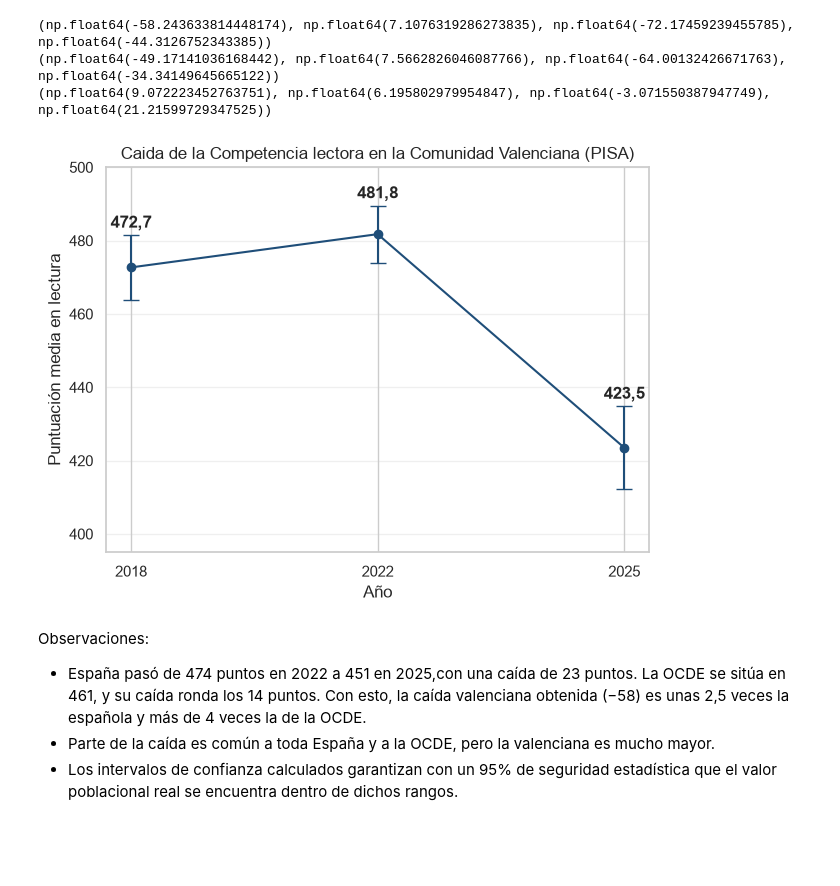
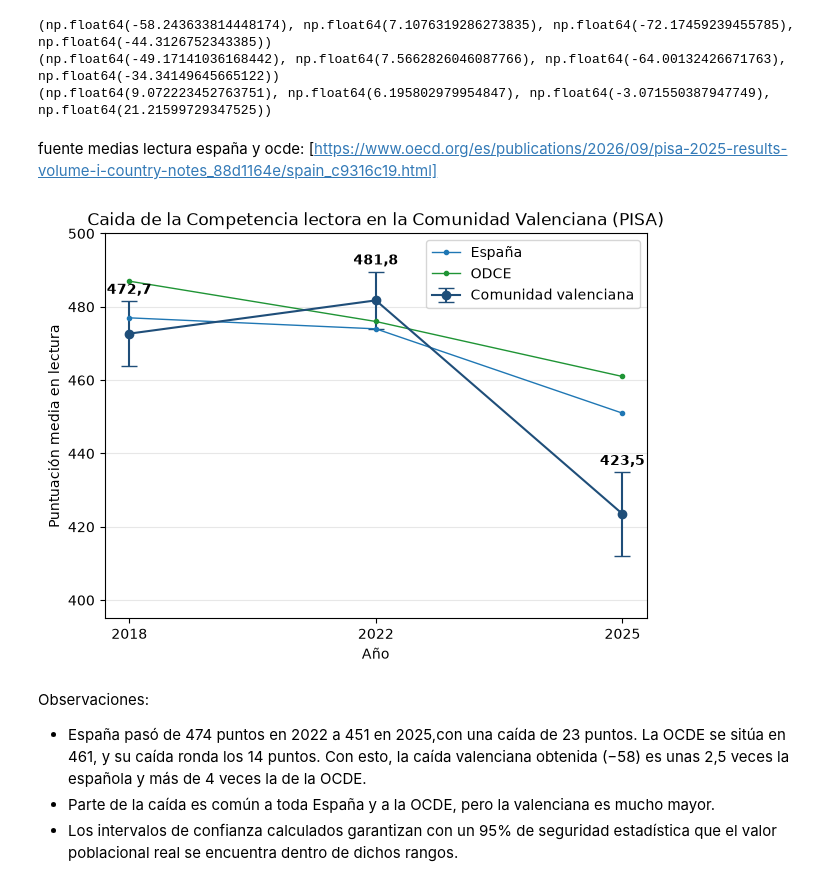
Before and after one commit to PaulitaLull/EDA_PAULA_LULL, a Jupyter notebook: PISA/estudio_PVREAD.ipynb, the cells around one changed output. Saved outputs shown, nothing was run; the diff lists cells and outputs as text; code cells hidden in the pictures; blank space fills up the shorter version.

```diff
--- a/PISA/estudio_PVREAD.ipynb
+++ b/PISA/estudio_PVREAD.ipynb
@@ -166,35 +166,57 @@ print(fn.comparar(media18, error18, media22, error22, ee_18_22))
 (np.float64(-58.243633814448174), np.float64(7.1076319286273835), np.float64(-72.17459239455785), np.float64(-44.3126752343385))
 (np.float64(-49.17141036168442), np.float64(7.5662826046087766), np.float64(-64.00132426671763), np.float64(-34.34149645665122))
 (np.float64(9.072223452763751), np.float64(6.195802979954847), np.float64(-3.071550387947749), np.float64(21.21599729347525))
+# %% [markdown]
+fuente medias lectura españa y ocde: [https://www.oecd.org/es/publications/2026/09/pisa-2025-results-volume-i-country-notes_88d1164e/spain_c9316c19.html]
 # %%
 # --------------------REPRESENTACIÓN DE LA CAIDA EN LECTURA 2018->2025 ---------------------
 # 1) Datos: año, media de lectura y error típico (los que ya calculaste)
 anios   = ["2018", "2022", "2025"]
-medias  = [472.69, 481.76, 423.52]
+medias_val  = [472.69, 481.76, 423.52]
+medias_esp=[477,474,451]
+medias_odce=[487,476,461]
 errores = [4.52, 3.98, 5.79]
 
 # 2) Intervalo de confianza al 95%: media ± 1,96 · error típico para las barras de error
 margen_error = [1.96 * e for e in errores]
 
 # 3) Gráfico: puntos con barras de error
 plt.figure(figsize=(7, 5))
-plt.errorbar(anios, medias, yerr=margen_error, fmt="o-", capsize=6, color="#1f4e79")
-
+plt.errorbar(anios, medias_val, yerr=margen_error, fmt="o-", label="Comunidad valenciana", capsize=6, color="#1f4e79")
+plt.plot(
+    anios,
+    medias_esp,
+    marker="o",
+    linewidth=1,
+    markersize=3,
+    label="España",
+    color="#1f77b4",
+)
+plt.plot(
+    anios,
+    medias_odce,
+    marker="o",
+    linewidth=1,
+    markersize=3,
+    label="ODCE",
+    color="#1f9435",
+)
 # 4) Escribimos la media encima de cada punto
-for a, m, mg in zip(anios, medias, margen_error):
+for a, m, mg in zip(anios, medias_val, margen_error):
     plt.text(a, m + mg + 2, f"{m:.1f}".replace(".", ","), ha="center", fontweight="bold")
 
 # 5) Títulos y ejes
 plt.title("Caida de la Competencia lectora en la Comunidad Valenciana (PISA)")
 plt.ylabel("Puntuación media en lectura")
 plt.xlabel("Año")
+plt.legend()
 plt.ylim(395, 500)
 plt.grid(axis="y", alpha=0.3)
 
 plt.savefig("imgs/grafico_pvread18_25.png", dpi=200, bbox_inches="tight")
 plt.show()
 # %% [output]
-[figure, old version]
+[figure, new version]
 # %% [markdown]
 Observaciones:
 - España pasó de 474 puntos en 2022 a 451 en 2025,con una caída de 23 puntos.
```
Also changed, not shown: parts of 1 cell of this notebook, 5 other files.
